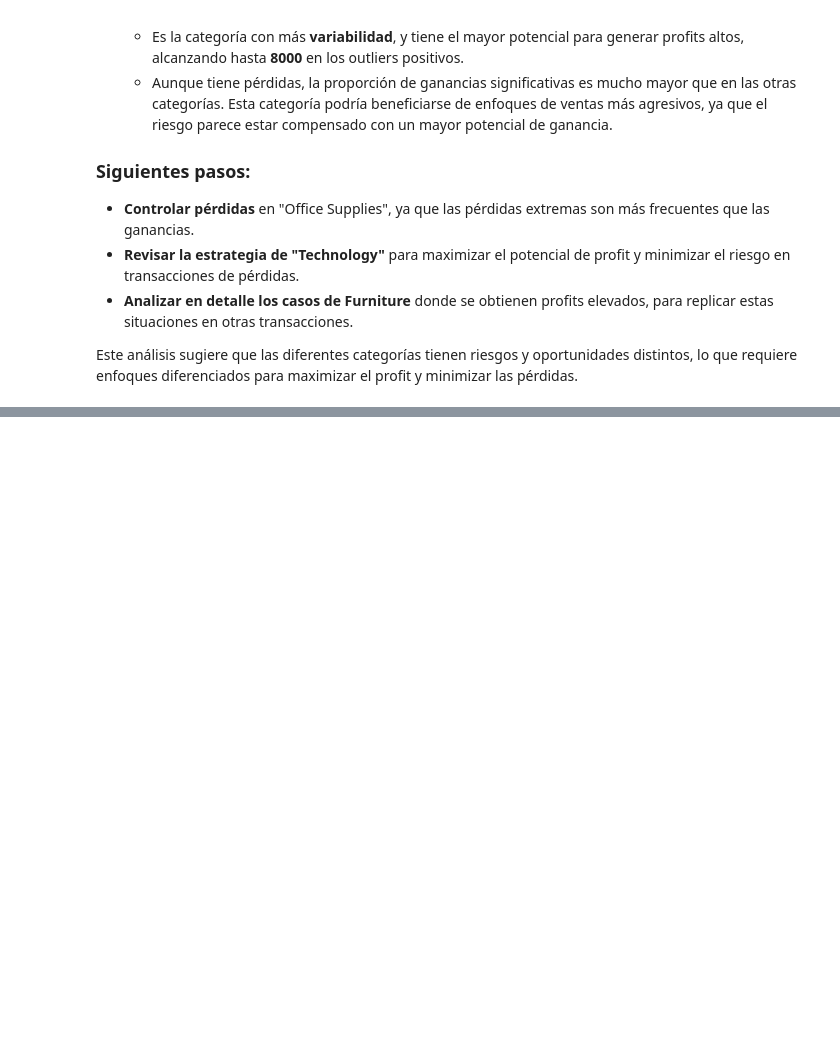
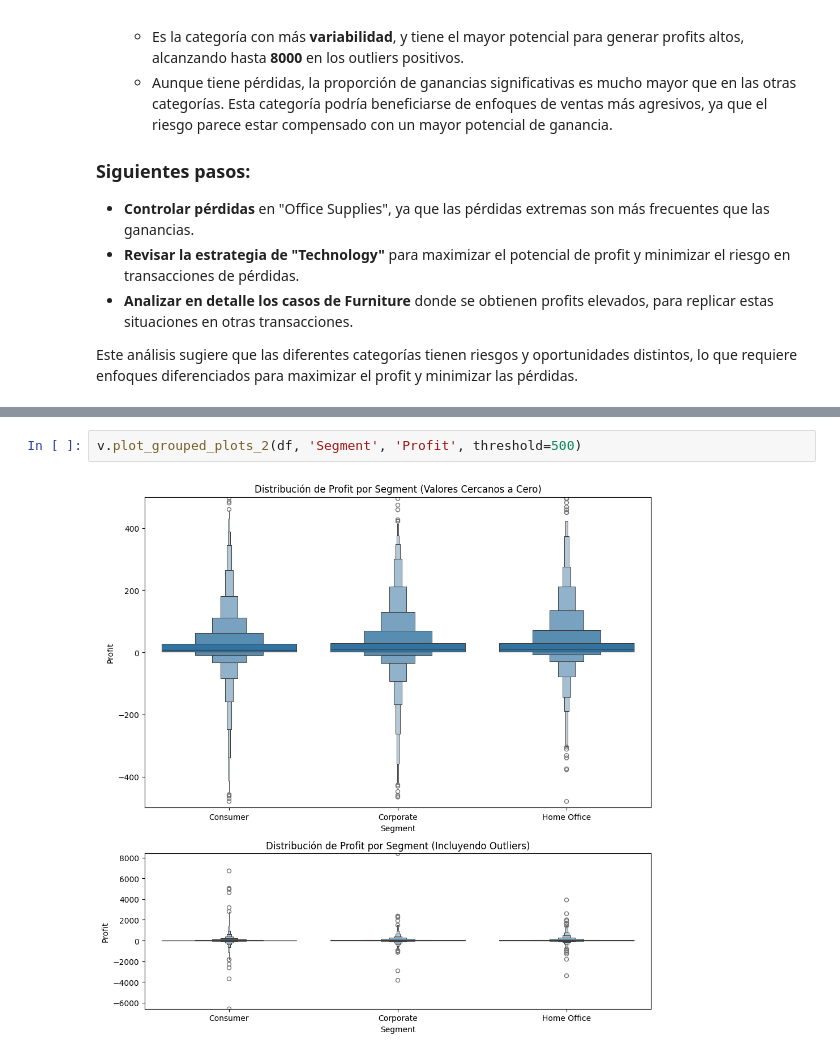
Before and after one commit to JaimeInchaurraga/03_EDA_Superstore_23, a Jupyter notebook: notebooks/03_bivariate_categorical_vs_numerical.ipynb, the cells around one changed output, grey strips where cells are left out. Saved outputs shown, nothing was run; the diff lists cells and outputs as text; blank space fills up the shorter version.

```diff
--- a/notebooks/03_bivariate_categorical_vs_numerical.ipynb
+++ b/notebooks/03_bivariate_categorical_vs_numerical.ipynb
@@ -485,0 +469,4 @@ Este análisis sugiere que las diferentes categorías tienen riesgos y oportunid
+# %%
+v.plot_grouped_plots_2(df, 'Segment', 'Profit', threshold=500)
+# %% [output]
+[figure, added]
```
Also changed, not shown: parts of 9 cells of this notebook, 3 other files.
